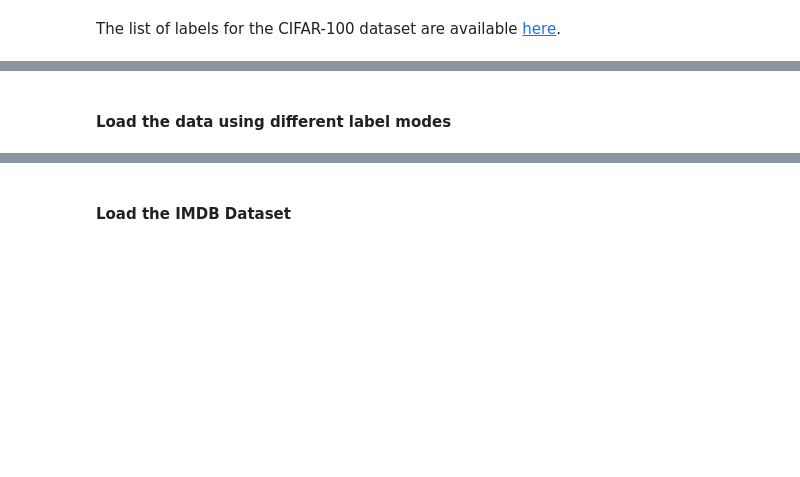
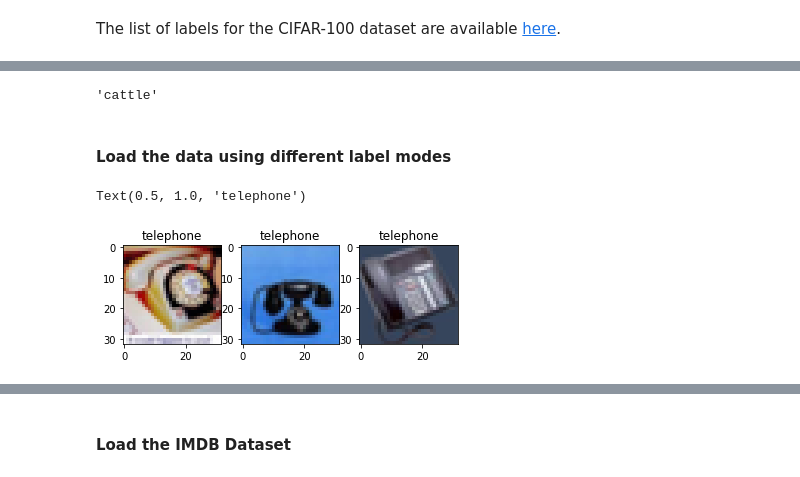
Before and after one commit to ravitata/tensorflow2, a Jupyter notebook: c2w2_Coding_Tutorial.ipynb, the cells around one changed output, grey strips where cells are left out. Drawn from its saved outputs; the diff is of its cells as text; code cells hidden in the pictures; blank space fills up the shorter version.

```diff
--- a/c2w2_Coding_Tutorial.ipynb
+++ b/c2w2_Coding_Tutorial.ipynb
@@ -55,7 +81,7 @@ drive.mount('/content/gdrive')
 
 import json
 
-with open('path/to/cifar100_fine_labels.json', 'r') as fine_labels:
+with open('/content/gdrive/My Drive/mydata/cifar100/cifar100_fine_labels.json', 'r') as fine_labels:
     cifar100_fine_labels = json.load(fine_labels)
 # %% [markdown]
 The list of labels for the CIFAR-100 dataset are available [here](https://www.cs.toronto.edu/~kriz/cifar.html).
@@ -64,14 +102,23 @@ The list of labels for the CIFAR-100 dataset are available [here](https://www.cs
 # %%
 # Print the corresponding label for the example above
+cifar100_fine_labels[19]
+# %% [output]
+'cattle'
 # %% [markdown]
 #### Load the data using different label modes
 # %%
 # Display a few examples from category 87 (index 86) and the list of labels
 
-examples = train_images[(train_labels.T == 86)[0]][:3]
+examples = train_x[(train_fine_y.T == 86)[0]][:3]
 fig, ax = plt.subplots(1,3)
 ax[0].imshow(examples[0])
+ax[0].set_title(cifar100_fine_labels[86])
 ax[1].imshow(examples[1])
+ax[1].set_title(cifar100_fine_labels[86])
 ax[2].imshow(examples[2])
+ax[2].set_title(cifar100_fine_labels[86])
+# %% [output]
+Text(0.5, 1.0, 'telephone')
+[figure, added]
 # %%
 # Reload the data using the 'coarse' label mode
```
Also changed, not shown: parts of 28 cells of this notebook.
